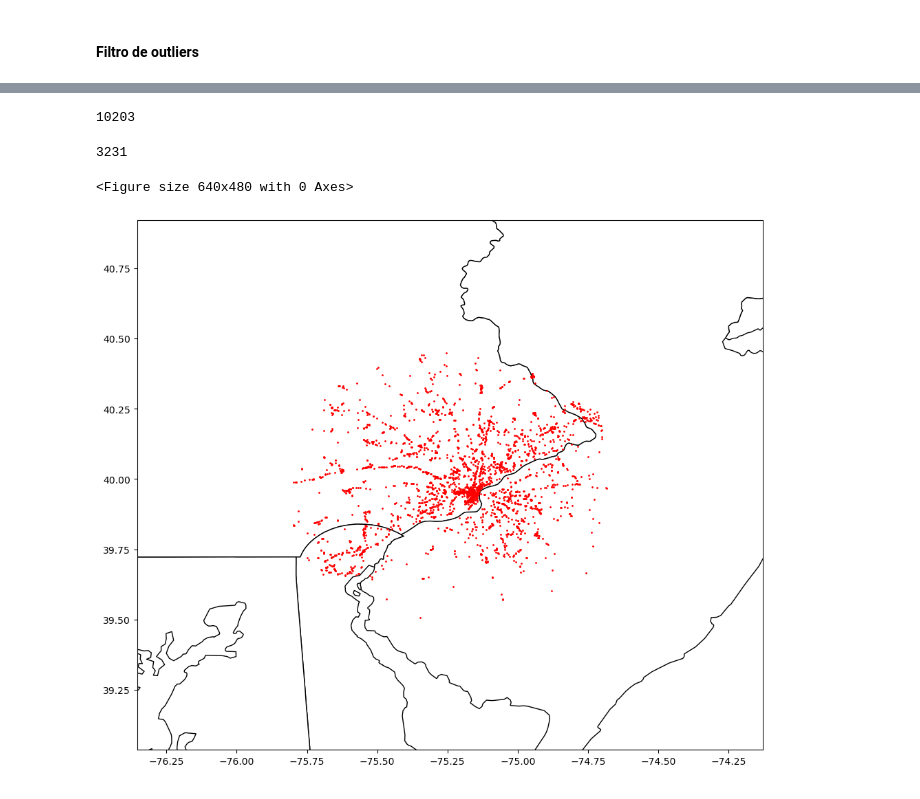
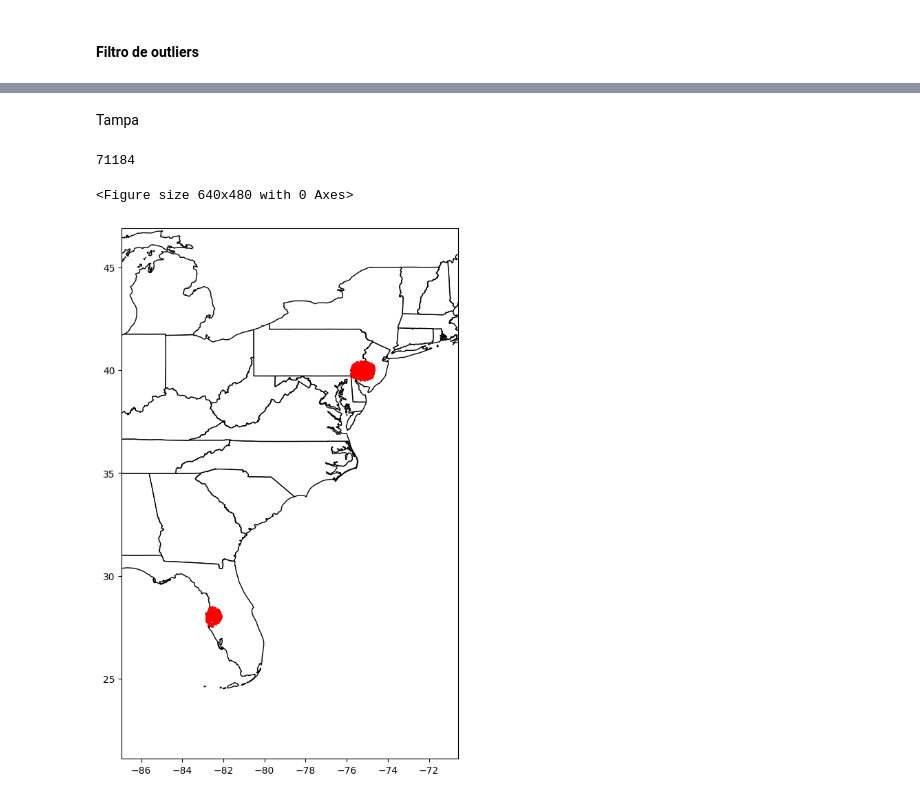
Before and after one commit to litcoininvestorbros/Henry_PF, a Jupyter notebook: notebooks/EDA/yelp_general.ipynb, the cells around one changed output, grey strips where cells are left out. Drawn from its saved outputs; the diff is of its cells as text; code cells hidden in the pictures.

Commit message:
actual;iza filtro por area geografica

```diff
--- a/notebooks/EDA/yelp_general.ipynb
+++ b/notebooks/EDA/yelp_general.ipynb
@@ -574,7 +568,7 @@ plt.show()
 # %% [markdown]
 #### Filtro de outliers
 # %%
-def es_dentro_de_area(latitude, longitude, punto_centro, radio=200) -> bool:
+def es_dentro_de_area(latitude, longitude, punto_centro, radio=60) -> bool:
     """Devuelve valor boolean, True si `latitude` y `longitude` de entrada estan
     dentro del area definido por `punto_centro` y `radio. De lo contrario,
     devuelve False.
@@ -583,3 +577,6 @@ def es_dentro_de_area(latitude, longitude, punto_centro, radio=200) -> bool:
     distancia = geodesic((latitude, longitude), punto_centro).miles
     # Check if the distance is within the specified radius
     return distancia <= radio
+# %%
+# TESTING - RAW
+df_business = pd.read_parquet('../../data/raw/y-business.parquet')
@@ -588,20 +587,23 @@ def es_dentro_de_area(latitude, longitude, punto_centro, radio=200) -> bool:
 coord_philadelphia = (39.9526, -75.1652)
 
 # Crear nuava columna con
-df_business['es_dentro_de_area'] = df_business.apply(lambda x: es_dentro_de_area(x['latitude'], x['longitude'], coord_philadelphia), axis=1)
+df_business['es_area_Philadelphia'] = df_business.apply(lambda x: es_dentro_de_area(x['latitude'], x['longitude'], coord_philadelphia), axis=1)
+# %% [markdown]
+Tampa
+# %%
+coord_tampa = (27.9475, -82.4586)
+
+# Crear nuava columna con
+df_business['es_area_Tampa'] = df_business.apply(lambda x: es_dentro_de_area(x['latitude'], x['longitude'], coord_tampa), axis=1)
 # %%
-df_business.shape[0]
+df_business[df_business['es_area_Philadelphia'] | df_business['es_area_Tampa']].shape[0]
 # %% [output]
-10203
+71184
-# %%
-df_business[df_business['es_dentro_de_area']].shape[0]
-# %% [output]
-3231
 # %%
-df_business_filtro_area = df_business[df_business['es_dentro_de_area']]
+df_business_filtro_area = df_business[df_business['es_area_Philadelphia'] | df_business['es_area_Tampa']]
 
 mapa_business_filtrado = crear_plot_mapa(df_business_filtro_area)
 mapa_business.show()
 # %% [output]
 <Figure size 640x480 with 0 Axes>
-[figure, old version]
+[figure, new version]
```
Also changed, not shown: parts of 4 cells of this notebook, 2 other files.
